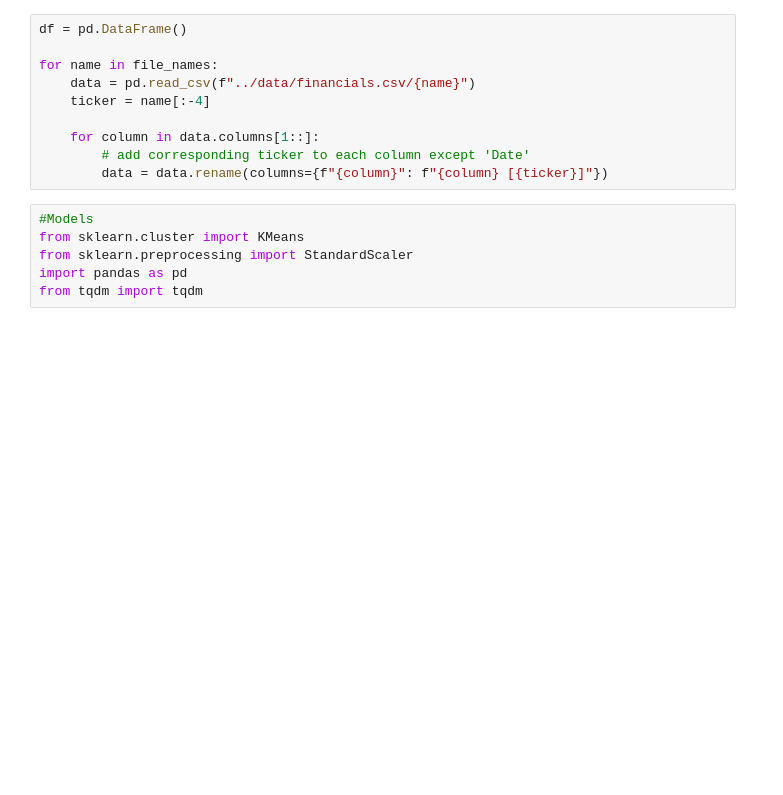
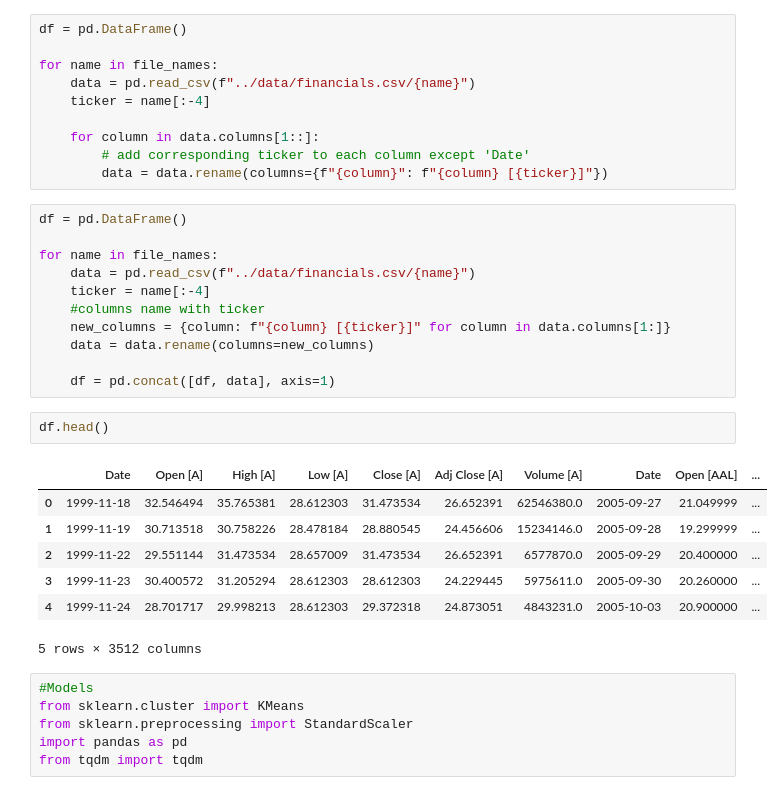
Before and after one commit to lschwob/ML_PooC, a Jupyter notebook: notebooks/notebook_nicolas.ipynb, the cells around one changed output. Cells and saved outputs as stored; diff of their text form; blank space fills up the shorter version.

```diff
--- a/notebooks/notebook_nicolas.ipynb
+++ b/notebooks/notebook_nicolas.ipynb
@@ -24,6 +24,27 @@ for name in file_names:
     for column in data.columns[1::]:
         # add corresponding ticker to each column except 'Date'
         data = data.rename(columns={f"{column}": f"{column} [{ticker}]"})
+# %%
+df = pd.DataFrame()
+
+for name in file_names:
+    data = pd.read_csv(f"../data/financials.csv/{name}")
+    ticker = name[:-4]
+    #columns name with ticker
+    new_columns = {column: f"{column} [{ticker}]" for column in data.columns[1:]}
+    data = data.rename(columns=new_columns)
+
+    df = pd.concat([df, data], axis=1)
+# %%
+df.head()
+# %% [output]
+|  | Date | Open [A] | High [A] | Low [A] | Close [A] | Adj Close [A] | Volume [A] | Date | Open [AAL] | ... |
+| 0 | 1999-11-18 | 32.546494 | 35.765381 | 28.612303 | 31.473534 | 26.652391 | 62546380.0 | 2005-09-27 | 21.049999 | ... |
+| 1 | 1999-11-19 | 30.713518 | 30.758226 | 28.478184 | 28.880545 | 24.456606 | 15234146.0 | 2005-09-28 | 19.299999 | ... |
+| 2 | 1999-11-22 | 29.551144 | 31.473534 | 28.657009 | 31.473534 | 26.652391 | 6577870.0 | 2005-09-29 | 20.400000 | ... |
+| 3 | 1999-11-23 | 30.400572 | 31.205294 | 28.612303 | 28.612303 | 24.229445 | 5975611.0 | 2005-09-30 | 20.260000 | ... |
+| 4 | 1999-11-24 | 28.701717 | 29.998213 | 28.612303 | 29.372318 | 24.873051 | 4843231.0 | 2005-10-03 | 20.900000 | ... |
+5 rows × 3512 columns
 # %%
 #Models
 from sklearn.cluster import KMeans
```
